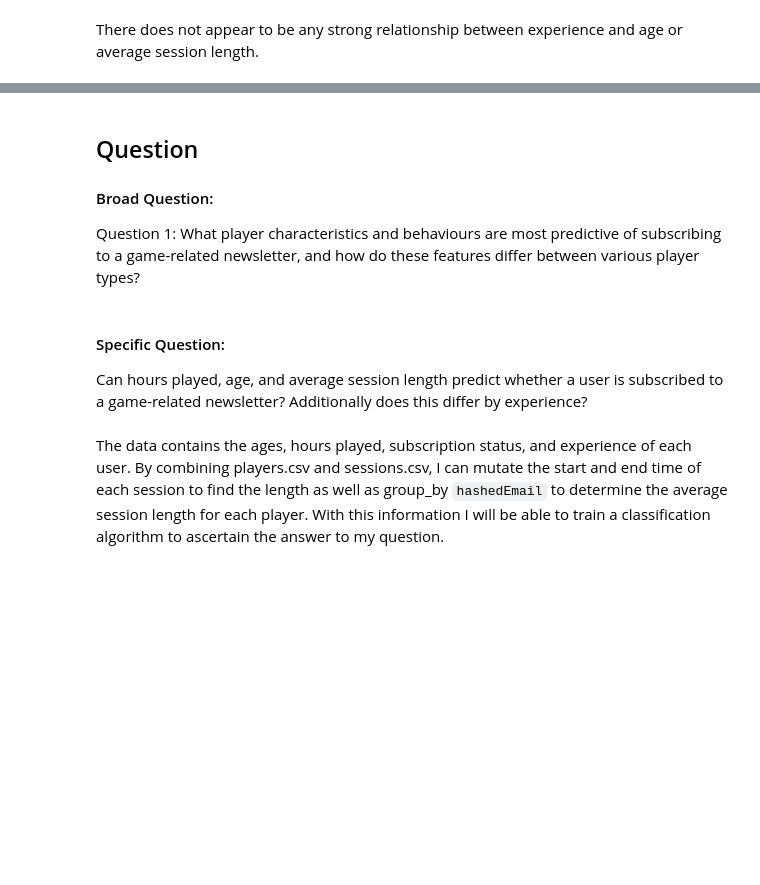
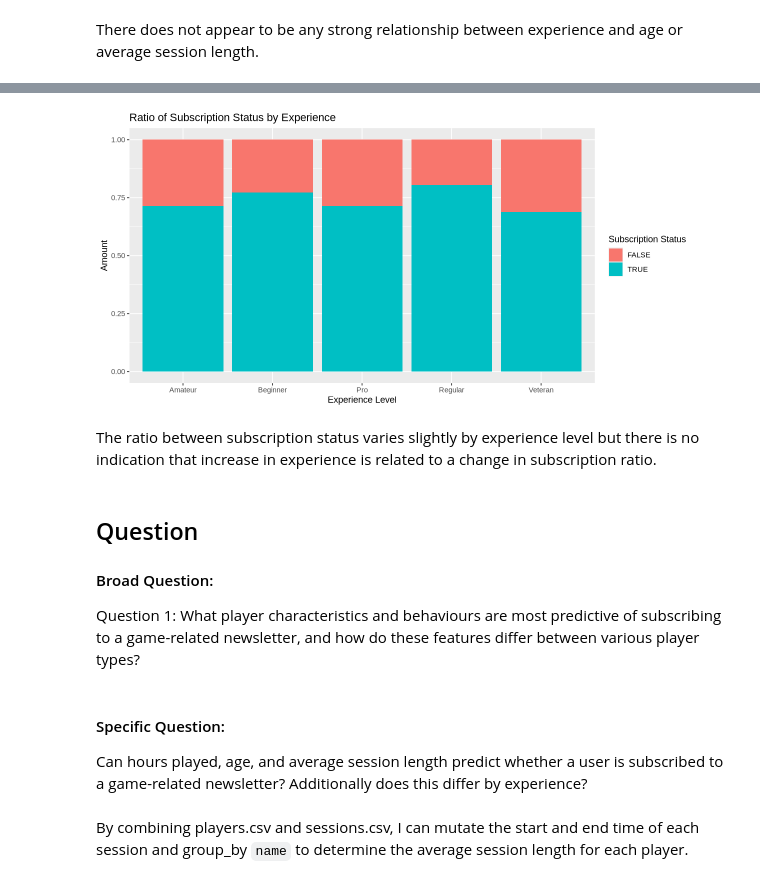
Before and after one commit to skylv777/Data_Science_Project, a Jupyter notebook: VideoGameProject.ipynb, the cells around one changed output, grey strips where cells are left out. Saved outputs shown, nothing was run; the diff lists cells and outputs as text; code cells hidden in the pictures; blank space fills up the shorter version.

```diff
--- a/VideoGameProject.ipynb
+++ b/VideoGameProject.ipynb
@@ -366,3 +366,17 @@ This plot shows the distribution of experience level as well as the ratio of pla
+# %%
+options(repr.plot.height = 5, repr.plot.width = 10)
+experience_ratio <- players_data |>
+        ggplot(aes(x = experience)) +
+        geom_bar(aes(fill = subscribe), position = "fill") +
+        ggtitle("Ratio of Subscription Status by Experience") +
+        labs(x = "Experience Level",
+             y = "Amount",
+             fill = "Subscription Status")
+experience_ratio
+# %% [output]
+[figure, added]
+# %% [markdown]
+The ratio between subscription status varies slightly by experience level but there is no indication that increase in experience is related to a change in subscription ratio.
 # %% [markdown]
 ## Question
 #### Broad Question:
@@ -373,7 +387,7 @@ Question 1: What player characteristics and behaviours are most predictive of su
 Can hours played, age, and average session length predict whether a user is subscribed to a game-related newsletter? Additionally does this differ by experience?
 <br>
 <br>
-The data contains the ages, hours played, subscription status, and experience of each user. By combining players.csv and sessions.csv, I can mutate the start and end time of each session to find the length as well as group_by `hashedEmail` to determine the average session length for each player. With this information I will be able to train a classification algorithm to ascertain the answer to my question.
+ By combining players.csv and sessions.csv, I can mutate the start and end time of each session and group_by `name` to determine the average session length for each player.
 # %% [markdown]
 ### Methods and Plan
 
```
Also changed, not shown: parts of 11 cells of this notebook.
